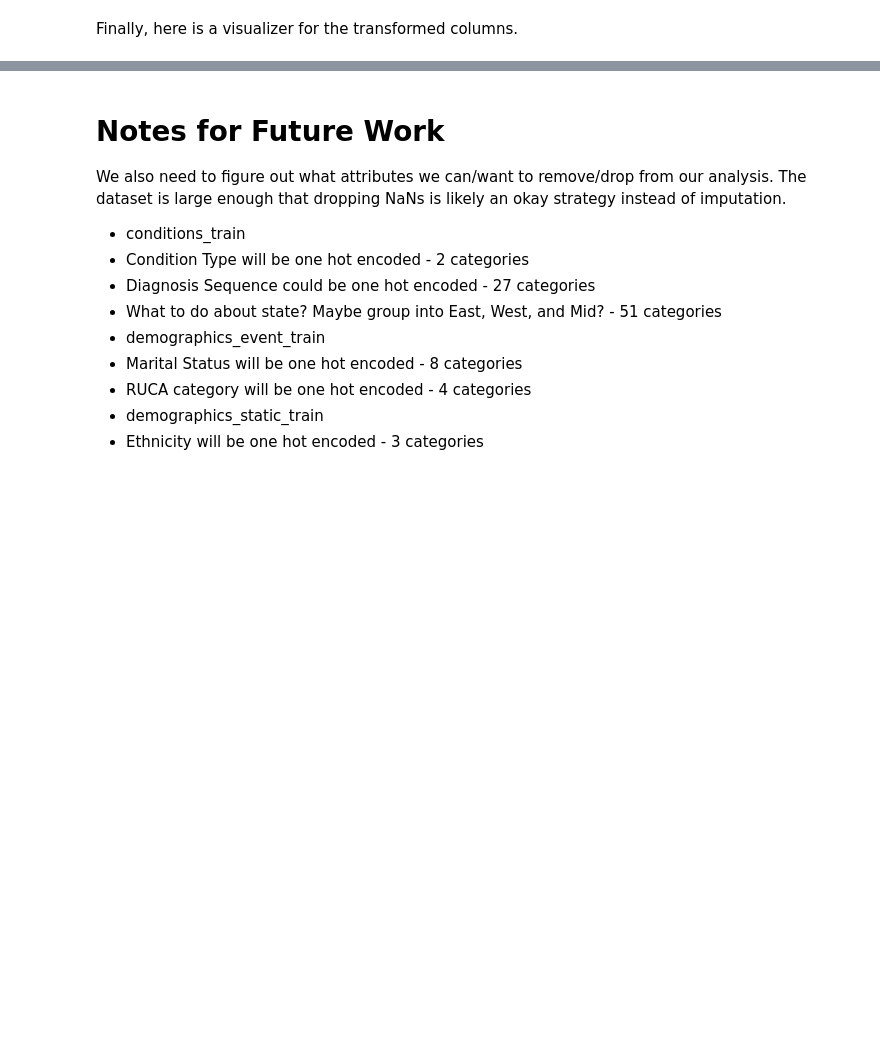
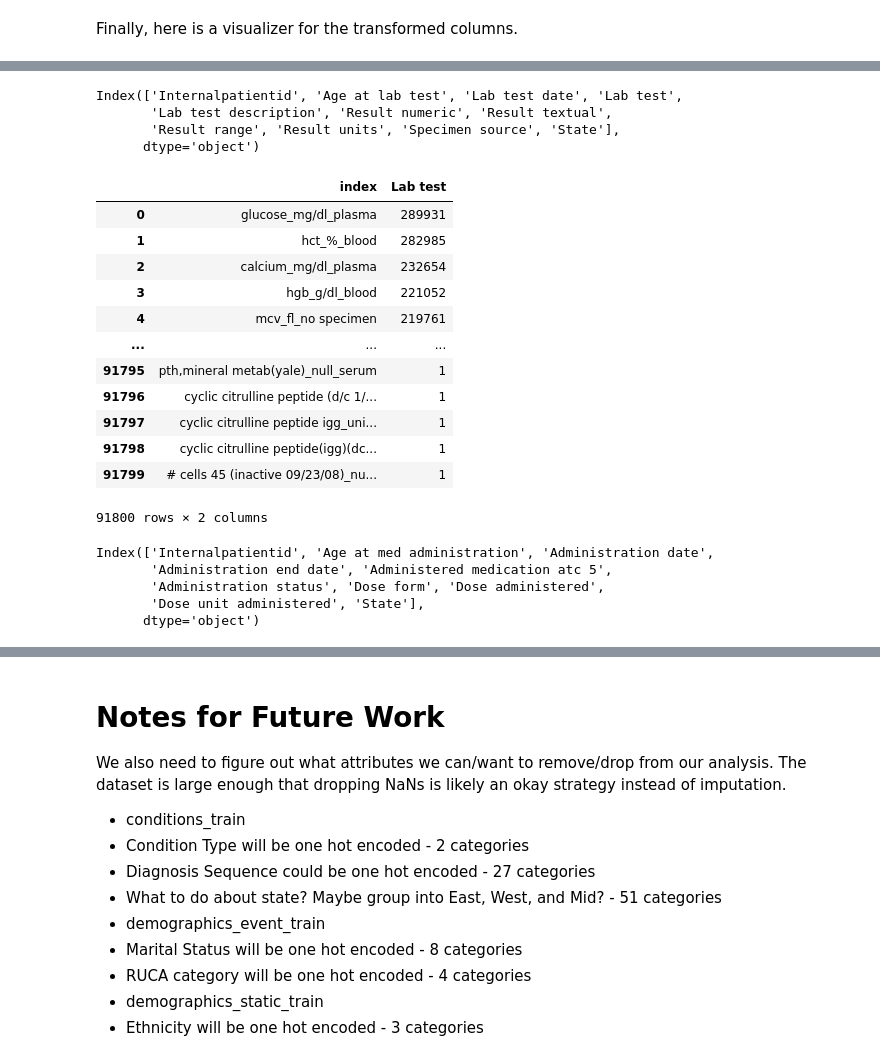
Before and after one commit to victormurcia/VCHAMPS, a Jupyter notebook: VCHAMPS_Data_Engineering_VMM.ipynb, the cells around one changed output, grey strips where cells are left out. Saved outputs shown, nothing was run; the diff lists cells and outputs as text; code cells hidden in the pictures; blank space fills up the shorter version.

```diff
--- a/VCHAMPS_Data_Engineering_VMM.ipynb
+++ b/VCHAMPS_Data_Engineering_VMM.ipynb
@@ -379,0 +597,43 @@ display(output)
+# %%
+dataframes[10].columns
+# %% [output]
+Index(['Internalpatientid', 'Age at lab test', 'Lab test date', 'Lab test',
+       'Lab test description', 'Result numeric', 'Result textual',
+       'Result range', 'Result units', 'Specimen source', 'State'],
+      dtype='object')
+# %%
+# Sample 10% of the rows from the DataFrame
+sampled_rows = dataframes[10]['Lab test'].sample(frac=0.1)
+
+# Get unique values and their counts from 'Column 1'
+value_counts = sampled_rows.value_counts()
+
+# Convert the result into a Dask DataFrame
+lab_test_df = value_counts.reset_index().compute()
+
+# Save DataFrame as CSV
+lab_test_df.to_csv('Lab_Test_freq.csv', index=False)
+
+lab_test_df
+# %% [output]
+|  | index | Lab test |
+| 0 | glucose_mg/dl_plasma | 289931 |
+| 1 | hct_%_blood | 282985 |
+| 2 | calcium_mg/dl_plasma | 232654 |
+| 3 | hgb_g/dl_blood | 221052 |
+| 4 | mcv_fl_no specimen | 219761 |
+| ... | ... | ... |
+| 91795 | pth,mineral metab(yale)_null_serum | 1 |
+| 91796 | cyclic citrulline peptide (d/c 1/... | 1 |
+| 91797 | cyclic citrulline peptide igg_uni... | 1 |
+| 91798 | cyclic citrulline peptide(igg)(dc... | 1 |
+| 91799 | # cells 45 (inactive 09/23/08)_nu... | 1 |
+91800 rows × 2 columns
+# %%
+dataframes[12].columns
+# %% [output]
+Index(['Internalpatientid', 'Age at med administration', 'Administration date',
+       'Administration end date', 'Administered medication atc 5',
+       'Administration status', 'Dose form', 'Dose administered',
+       'Dose unit administered', 'State'],
+      dtype='object')
```
Also changed, not shown: parts of 35 cells of this notebook.
